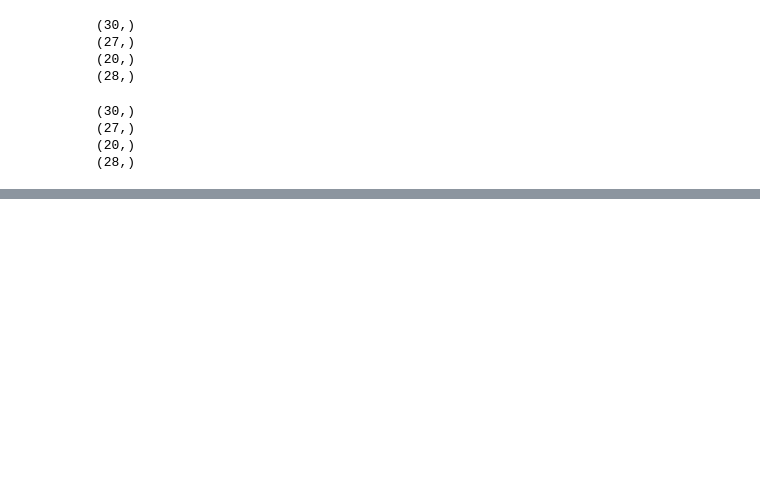
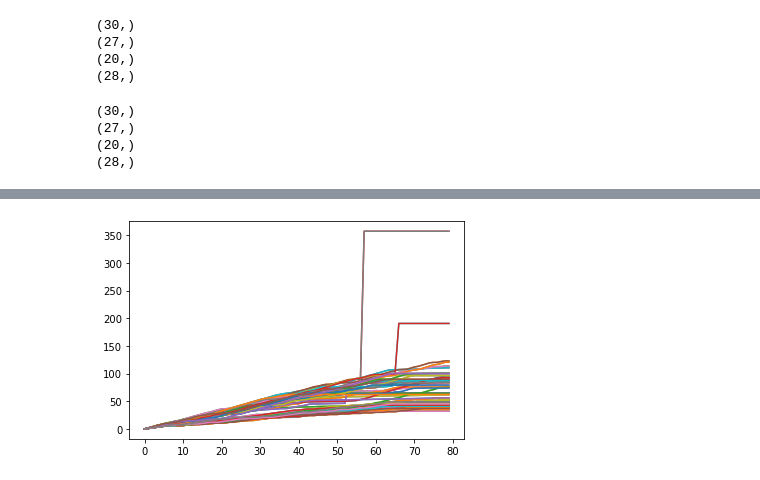
Before and after one commit to Icheler/coExplore, a Jupyter notebook: evaluation.ipynb, the cells around one changed output, grey strips where cells are left out. Saved outputs shown, nothing was run; the diff lists cells and outputs as text; code cells hidden in the pictures; blank space fills up the shorter version.

```diff
--- a/evaluation.ipynb
+++ b/evaluation.ipynb
@@ -294,0 +250,21 @@ array([[1, 2, 3, 4],
+# %%
+nearest_distances, nearest_counting, nearest_distances_sum, nearest_counting_sum = matrix_splice(nearest_distance_plottable, 2)
+greedy_distances, greedy_counting, greedy_distances_sum, greedy_counting_sum = matrix_splice(greedy_distance_plottable, 2)
+minPos_distances, minPos_counting, minPos_distances_sum, minPos_counting_sum = matrix_splice(minPos_distance_plottable, 2)
+combined_distances, combined_counting, combined_distances_sum, combined_counting_sum = matrix_splice(combined_distance_plottable, 2)
+nearest_distances_sum_mean = np.mean(nearest_distances_sum[:, 1:-1], axis=1)
+greedy_distances_sum_mean = np.mean(greedy_distances_sum[:, 1:-1], axis=1)
+minPos_distances_sum_mean = np.mean(minPos_distances_sum[:, 1:-1], axis=1)
+combined_distances_sum_mean = np.mean(combined_distances_sum[:, 1:-1], axis=1)
+nearest_counting_sum_mean = np.mean(nearest_counting_sum[:, 1:-1], axis=1)
+greedy_counting_sum_mean = np.mean(greedy_counting_sum[:, 1:-1], axis=1)
+minPos_counting_sum_mean = np.mean(minPos_counting_sum[:, 1:-1], axis=1)
+combined_counting_sum_mean = np.mean(combined_counting_sum[:, 1:-1], axis=1)
+nearest_distances_mean = np.mean(nearest_distances[:, 1:-1], axis=1)
+greedy_distances_mean = np.mean(greedy_distances[:, 1:-1], axis=1)
+minPos_distances_mean = np.mean(minPos_distances[:, 1:-1], axis=1)
+combined_distances_mean = np.mean(combined_distances[:, 1:-1], axis=1)
+nearest_counting_mean = np.mean(nearest_counting[:, 1:-1], axis=1)
+greedy_counting_mean = np.mean(greedy_counting[:, 1:-1], axis=1)
+minPos_counting_mean = np.mean(minPos_counting[:, 1:-1], axis=1)
+combined_counting_mean = np.mean(combined_counting[:, 1:-1], axis=1)
@@ -294,0 +300,6 @@ array([[1, 2, 3, 4],
+# %%
+#outliers in minPos, nearest and combined
+plt.plot(combined_distances[:,1:])
+plt.show()
+# %% [output]
+[figure, added]
```
Also changed, not shown: parts of 14 cells of this notebook, 1 other file.
